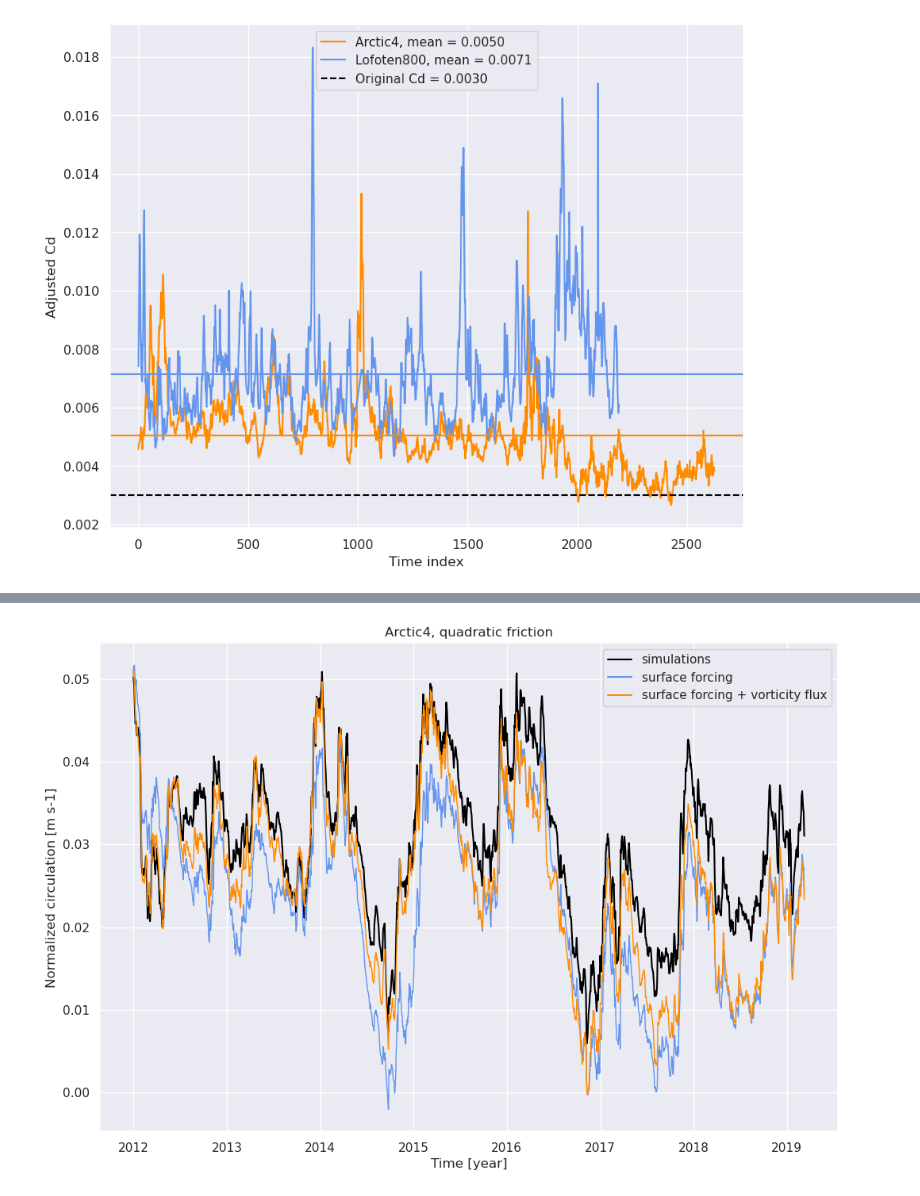
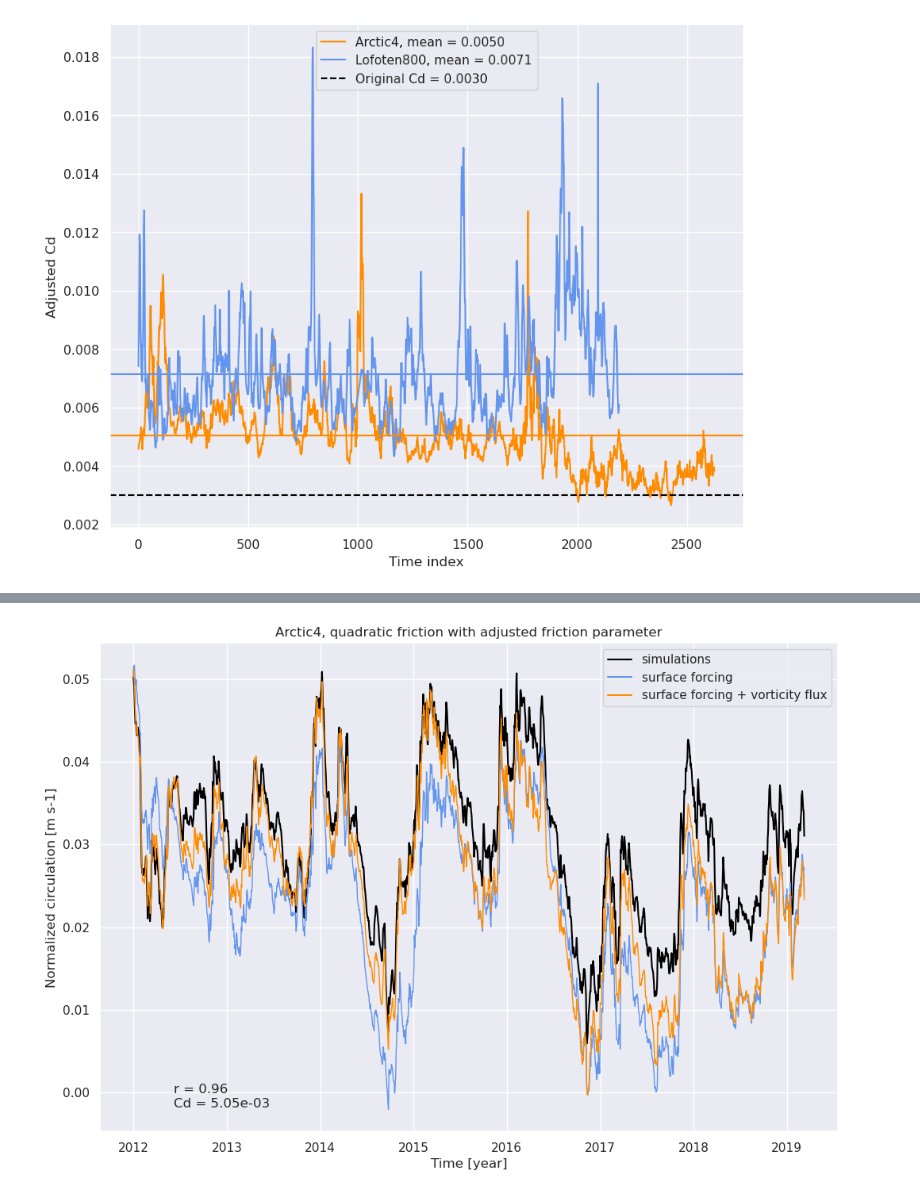
Before and after one commit to alpsjur/Vorticity-Driven-Circulation, a Jupyter notebook: time_integrals.ipynb, the cells around one changed output, grey strips where cells are left out. Saved outputs shown, nothing was run; the diff lists cells and outputs as text; code cells hidden in the pictures.

```diff
--- a/time_integrals.ipynb
+++ b/time_integrals.ipynb
@@ -79,12 +116,16 @@ Text(0.5, 1.0, 'Arctic4, linear friction R = 2.0e-04')
 # %%
-#figAf, axA4 = plot_integrals(ts_A4, friciton="linear", R=5e-4);
-figA4, axA4 = plot_integrals(ts_A4, friciton="quadratic",
+#figAf, axA4 = plot_integrals(ts_A4, friction="linear", R=5e-4);
+figA4, axA4, infoA4 = plot_integrals(ts_A4, friction="quadratic",
                              #adjustDc = False,
                              #dynamicDc=True,
                              )
 axA4.set_title("Arctic4, quadratic friction with adjusted friction parameter")
 
+r = infoA4["r"]
+Cd = infoA4["Cdnod"]
+axA4.text(0.1, 0.05, f"r = {r:.2f}\nCd = {Cd:.2e}", transform=axA4.transAxes)
+
 figA4.savefig("figures/A4_time_integral_adjusted_Cd.pdf")
 figA4.savefig("figures/A4_time_integral_adjusted_Cd.png")
 # %% [output]
-[figure, old version]
+[figure, new version]
```
Also changed, not shown: parts of 7 cells of this notebook, 4 other files.
